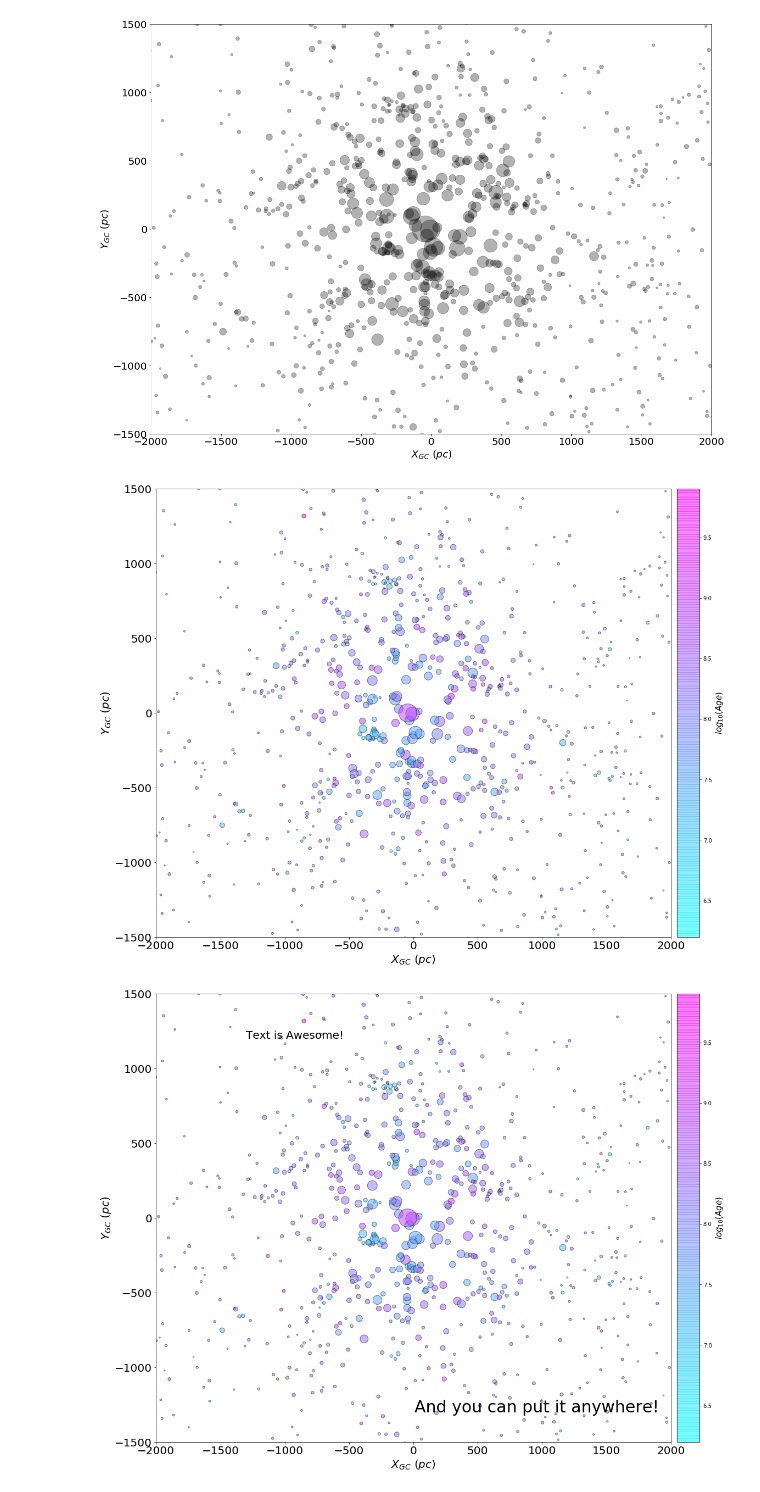
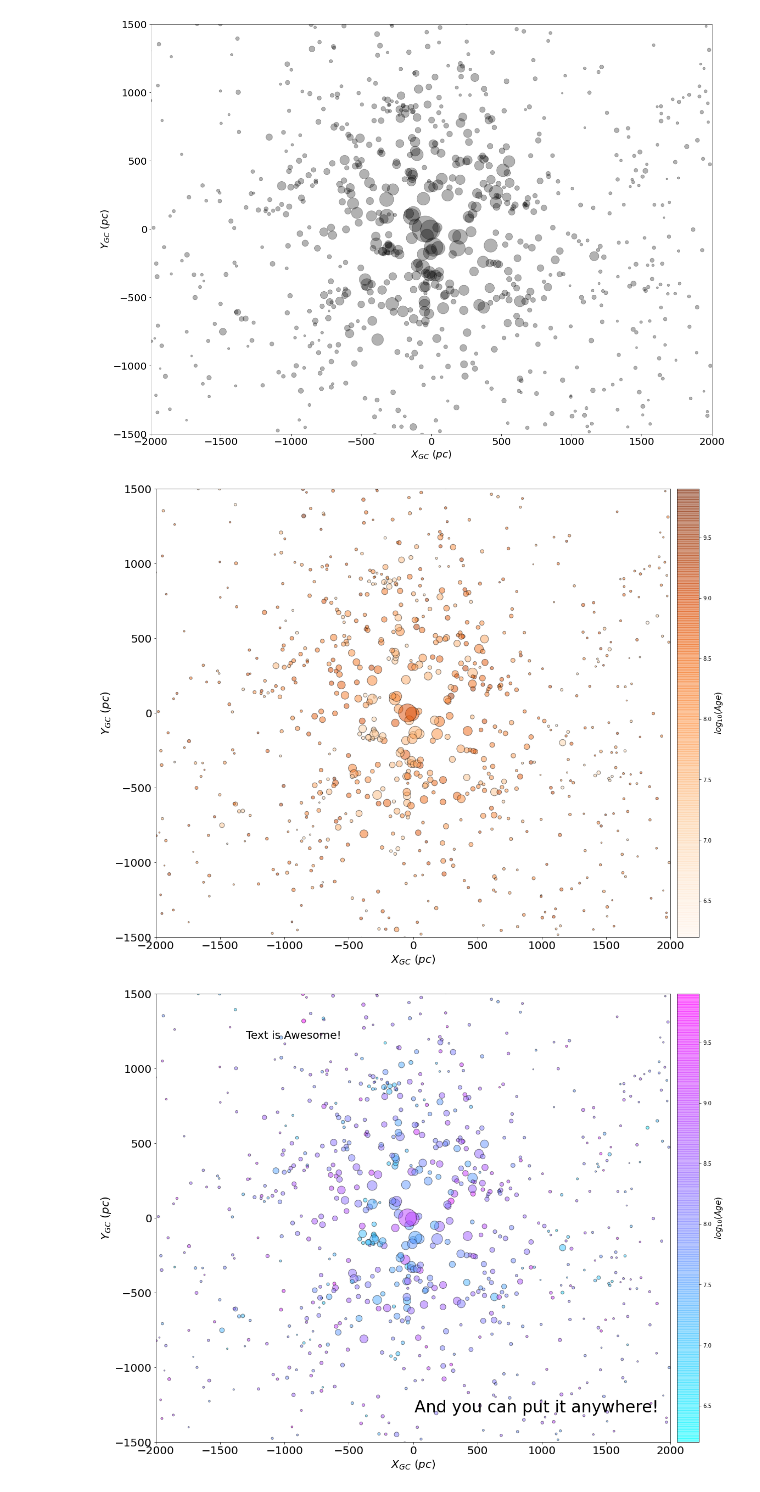
Before and after one commit to Firsttimecoding/Github-PHYS20323, a Jupyter notebook: Week7_Wed.ipynb, the cells around one changed output. Drawn from its saved outputs; the diff is of its cells as text; code cells hidden in the pictures.

```diff
--- a/Week7_Wed.ipynb
+++ b/Week7_Wed.ipynb
@@ -155,28 +153,28 @@ ax.yaxis.set_tick_params(labelsize=20)
 # %%
 # this is the same as above
 fig = plt.figure(figsize=(20,15))
 ax = fig.add_subplot(111)
 
 # Coloring the points by a 4th attribute and adding a color bar
-image = ax.scatter(data['X'],data['Y'],s=200*data['r50'],c=data['AgeNN'],edgecolor='k',cmap="",alpha=0.5)
+image = ax.scatter(data['X'],data['Y'],s=200*data['r50'],c=data['AgeNN'],edgecolor='k',cmap="Oranges",alpha=0.5)
 bar = fig.colorbar(image,orientation="vertical",pad=0.01)
 bar.set_label('$log_{10} (Age)$',size=15)
 
 
 # Now, we will label the axis and set the limits of the axis and increase ticksize of the axis
 # Set the start and end of range you want to display on the x and yaxis
 ax.set_xlim(-2000,2000)
 ax.set_ylim(-1500,1500)
 
 # add the labels
 ax.set_xlabel("$X_{GC}$ $(pc)$",size=20)   # allows LaTeX style formating
 ax.set_ylabel("$Y_{GC}$ $(pc)$",size=20)   # allows LaTeX style formating
 
 # increase the size of the numbers on the axes
 ax.xaxis.set_tick_params(labelsize=20)
 ax.yaxis.set_tick_params(labelsize=20)
 # %% [output]
-[figure, old version]
+[figure, new version]
 # %%
 # this is the same as above
 fig = plt.figure(figsize=(20,15))
```
Also changed, not shown: parts of 4 cells of this notebook.
